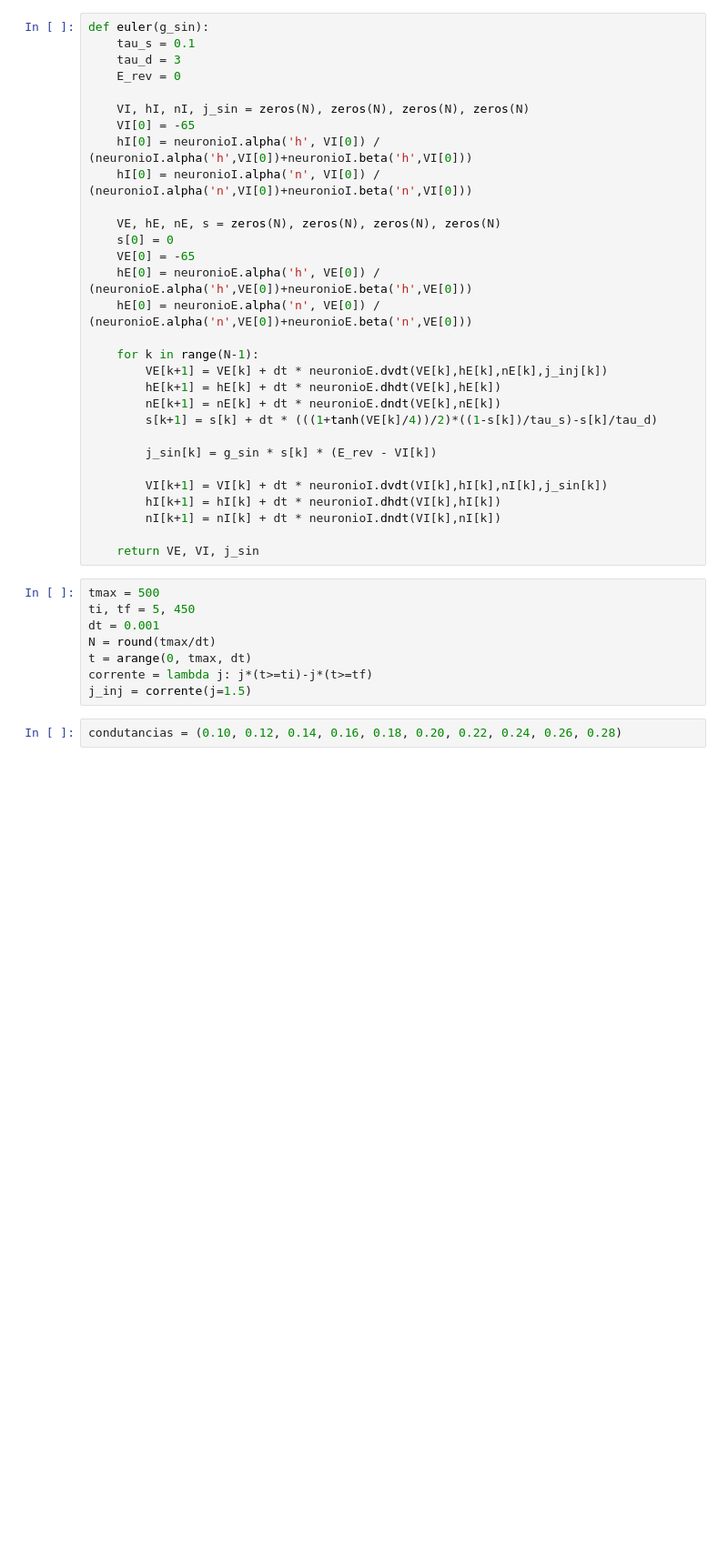
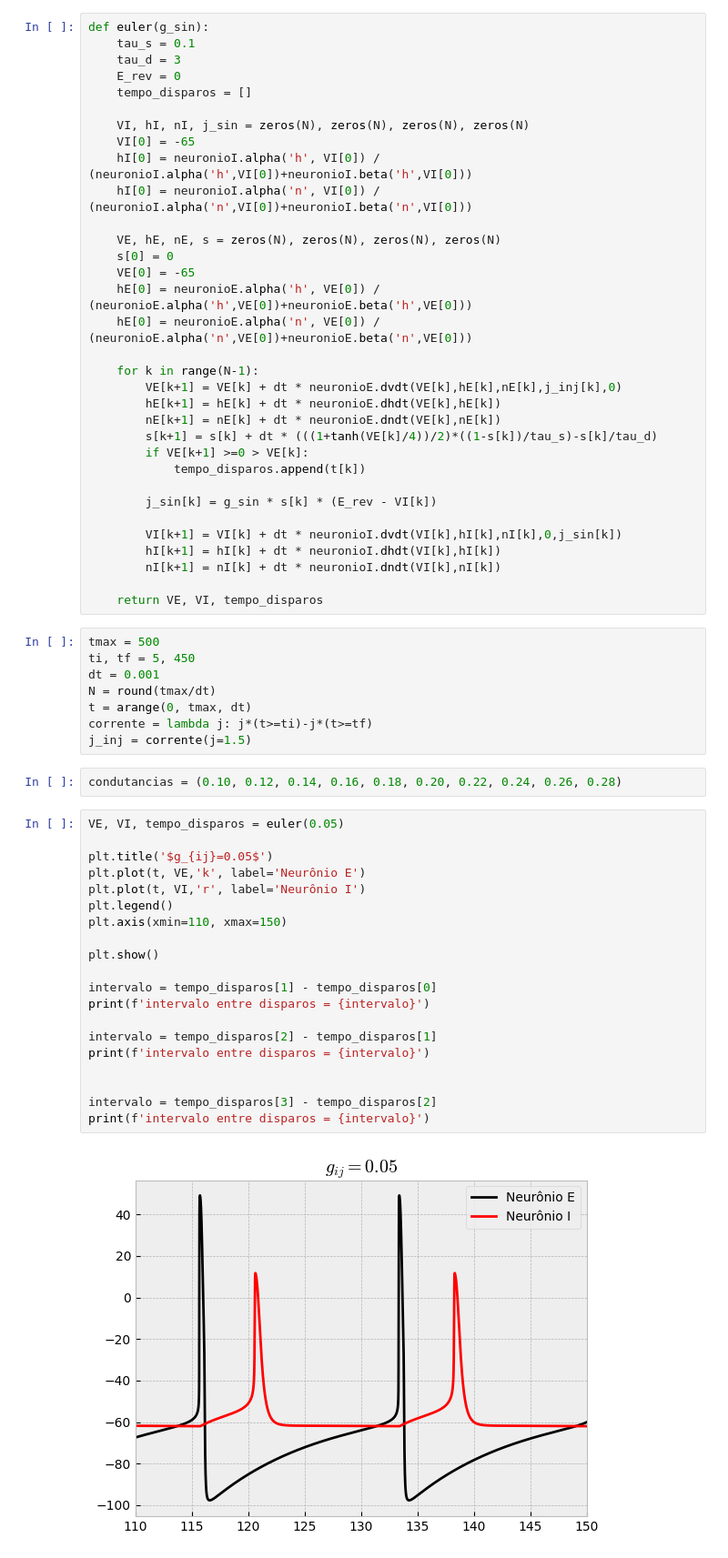
Before and after one commit to rfscorrea/listas-neurociencia-profroque, a Jupyter notebook: lista8/ex1-c.ipynb, the cells around one changed output. Shown at 91% size. Drawn from its saved outputs; the diff is of its cells as text; blank space fills up the shorter version.

```diff
--- a/lista8/ex1-c.ipynb
+++ b/lista8/ex1-c.ipynb
@@ -10,6 +10,7 @@ def euler(g_sin):
     tau_s = 0.1
     tau_d = 3
     E_rev = 0
+    tempo_disparos = []
 
     VI, hI, nI, j_sin = zeros(N), zeros(N), zeros(N), zeros(N)
     VI[0] = -65
@@ -23,18 +24,20 @@ def euler(g_sin):
     hE[0] = neuronioE.alpha('n', VE[0]) / (neuronioE.alpha('n',VE[0])+neuronioE.beta('n',VE[0]))
 
     for k in range(N-1):
-        VE[k+1] = VE[k] + dt * neuronioE.dvdt(VE[k],hE[k],nE[k],j_inj[k])
+        VE[k+1] = VE[k] + dt * neuronioE.dvdt(VE[k],hE[k],nE[k],j_inj[k],0)
         hE[k+1] = hE[k] + dt * neuronioE.dhdt(VE[k],hE[k])
         nE[k+1] = nE[k] + dt * neuronioE.dndt(VE[k],nE[k])
         s[k+1] = s[k] + dt * (((1+tanh(VE[k]/4))/2)*((1-s[k])/tau_s)-s[k]/tau_d)
+        if VE[k+1] >=0 > VE[k]:
+            tempo_disparos.append(t[k])
 
         j_sin[k] = g_sin * s[k] * (E_rev - VI[k])
 
-        VI[k+1] = VI[k] + dt * neuronioI.dvdt(VI[k],hI[k],nI[k],j_sin[k])
+        VI[k+1] = VI[k] + dt * neuronioI.dvdt(VI[k],hI[k],nI[k],0,j_sin[k])
         hI[k+1] = hI[k] + dt * neuronioI.dhdt(VI[k],hI[k])
         nI[k+1] = nI[k] + dt * neuronioI.dndt(VI[k],nI[k])
 
-    return VE, VI, j_sin
+    return VE, VI, tempo_disparos
 # %%
 tmax = 500
 ti, tf = 5, 450
@@ -45,3 +48,25 @@ corrente = lambda j: j*(t>=ti)-j*(t>=tf)
 j_inj = corrente(j=1.5)
 # %%
 condutancias = (0.10, 0.12, 0.14, 0.16, 0.18, 0.20, 0.22, 0.24, 0.26, 0.28)
+# %%
+VE, VI, tempo_disparos = euler(0.05)
+
+plt.title('$g_{ij}=0.05$')
+plt.plot(t, VE,'k', label='Neurônio E')
+plt.plot(t, VI,'r', label='Neurônio I')
+plt.legend()
+plt.axis(xmin=110, xmax=150)
+
+plt.show()
+
+intervalo = tempo_disparos[1] - tempo_disparos[0]
+print(f'intervalo entre disparos = {intervalo}')
+
+intervalo = tempo_disparos[2] - tempo_disparos[1]
+print(f'intervalo entre disparos = {intervalo}')
+
+
+intervalo = tempo_disparos[3] - tempo_disparos[2]
+print(f'intervalo entre disparos = {intervalo}')
+# %% [output]
+[figure, added]
```
Also changed, not shown: parts of 3 cells of this notebook, 9 other files.
